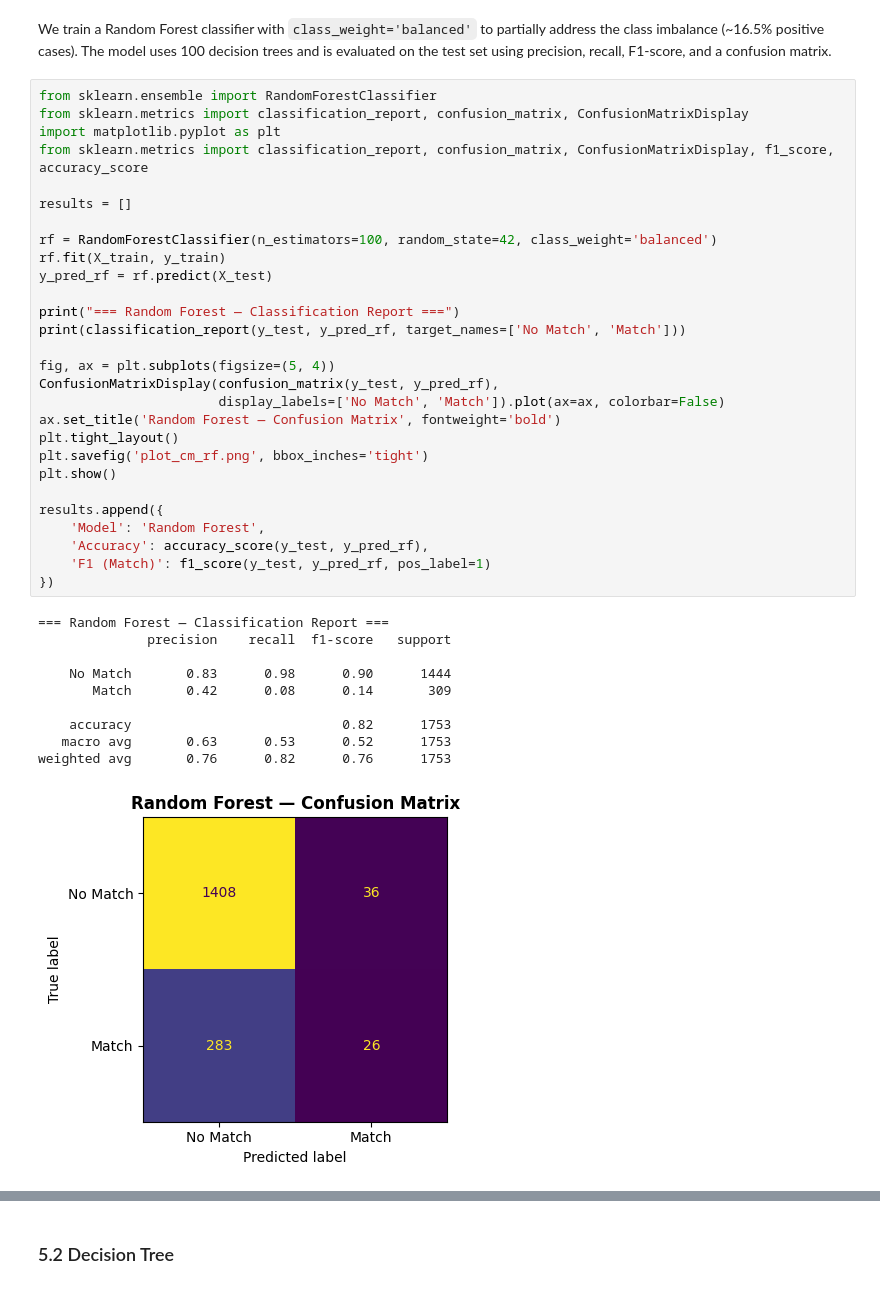
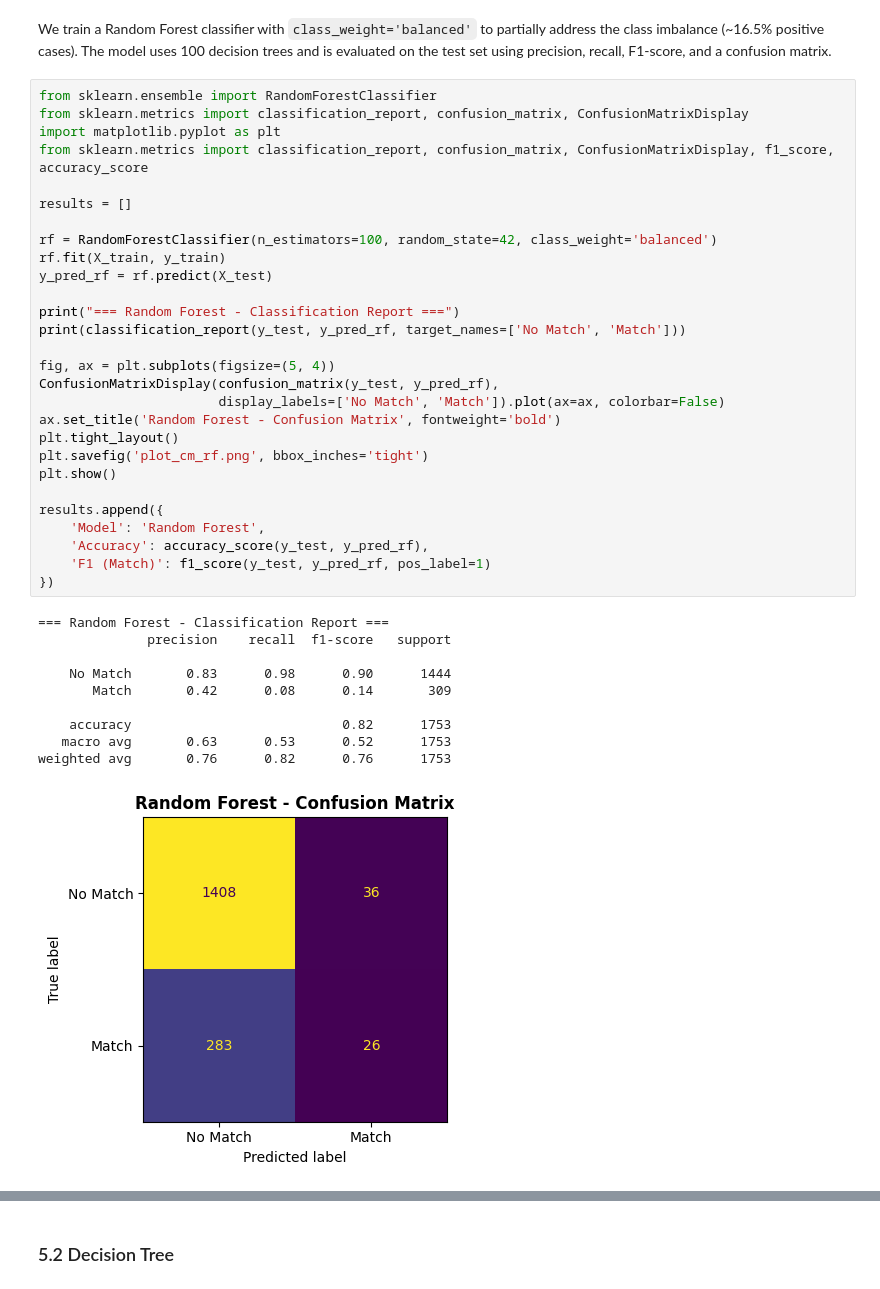
Before and after one commit to rszgosz/Data-Mining, a Jupyter notebook: speed_dating_part2.ipynb, the cells around one changed output, grey strips where cells are left out. Cells and saved outputs as stored; diff of their text form.

```diff
--- a/speed_dating_part2.ipynb
+++ b/speed_dating_part2.ipynb
@@ -153,36 +168,36 @@ from sklearn.metrics import classification_report, confusion_matrix, ConfusionMa
 
 results = []
 
 rf = RandomForestClassifier(n_estimators=100, random_state=42, class_weight='balanced')
 rf.fit(X_train, y_train)
 y_pred_rf = rf.predict(X_test)
 
-print("=== Random Forest — Classification Report ===")
+print("=== Random Forest - Classification Report ===")
 print(classification_report(y_test, y_pred_rf, target_names=['No Match', 'Match']))
 
 fig, ax = plt.subplots(figsize=(5, 4))
 ConfusionMatrixDisplay(confusion_matrix(y_test, y_pred_rf),
                        display_labels=['No Match', 'Match']).plot(ax=ax, colorbar=False)
-ax.set_title('Random Forest — Confusion Matrix', fontweight='bold')
+ax.set_title('Random Forest - Confusion Matrix', fontweight='bold')
 plt.tight_layout()
 plt.savefig('plot_cm_rf.png', bbox_inches='tight')
 plt.show()
 
 results.append({
     'Model': 'Random Forest',
     'Accuracy': accuracy_score(y_test, y_pred_rf),
     'F1 (Match)': f1_score(y_test, y_pred_rf, pos_label=1)
 })
 # %% [output]
-=== Random Forest — Classification Report ===
+=== Random Forest - Classification Report ===
               precision    recall  f1-score   support
 
     No Match       0.83      0.98      0.90      1444
        Match       0.42      0.08      0.14       309
 
     accuracy                           0.82      1753
    macro avg       0.63      0.53      0.52      1753
 weighted avg       0.76      0.82      0.76      1753
-[figure, old version]
+[figure, new version]
 # %% [markdown]
 **Key results:**
```
Also changed, not shown: parts of 25 cells of this notebook, 14 other files.
